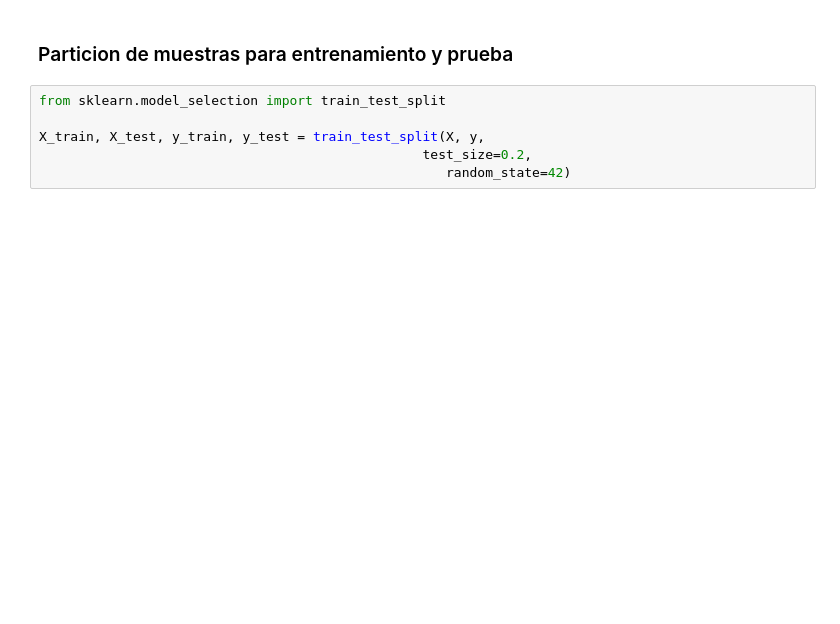
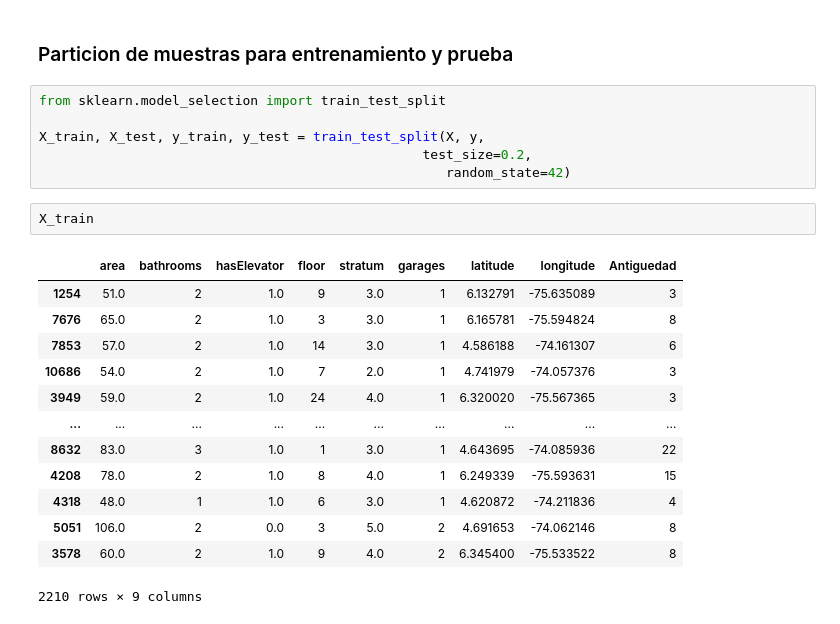
Before and after one commit to luisab26/MIAD_ANS_TEAM22, a Jupyter notebook: EDA/Exploracion Inicial Datos Ejemplo.ipynb, the cells around one changed output. Saved outputs shown, nothing was run; the diff lists cells and outputs as text; blank space fills up the shorter version.

```diff
--- a/EDA/Exploracion Inicial Datos Ejemplo.ipynb
+++ b/EDA/Exploracion Inicial Datos Ejemplo.ipynb
@@ -146,3 +148,19 @@ from sklearn.model_selection import train_test_split
 X_train, X_test, y_train, y_test = train_test_split(X, y,
                                                  test_size=0.2,
                                                     random_state=42)
+# %%
+X_train
+# %% [output]
+|  | area | bathrooms | hasElevator | floor | stratum | garages | latitude | longitude | Antiguedad |
+| 1254 | 51.0 | 2 | 1.0 | 9 | 3.0 | 1 | 6.132791 | -75.635089 | 3 |
+| 7676 | 65.0 | 2 | 1.0 | 3 | 3.0 | 1 | 6.165781 | -75.594824 | 8 |
+| 7853 | 57.0 | 2 | 1.0 | 14 | 3.0 | 1 | 4.586188 | -74.161307 | 6 |
+| 10686 | 54.0 | 2 | 1.0 | 7 | 2.0 | 1 | 4.741979 | -74.057376 | 3 |
+| 3949 | 59.0 | 2 | 1.0 | 24 | 4.0 | 1 | 6.320020 | -75.567365 | 3 |
+| ... | ... | ... | ... | ... | ... | ... | ... | ... | ... |
+| 8632 | 83.0 | 3 | 1.0 | 1 | 3.0 | 1 | 4.643695 | -74.085936 | 22 |
+| 4208 | 78.0 | 2 | 1.0 | 8 | 4.0 | 1 | 6.249339 | -75.593631 | 15 |
+| 4318 | 48.0 | 1 | 1.0 | 6 | 3.0 | 1 | 4.620872 | -74.211836 | 4 |
+| 5051 | 106.0 | 2 | 0.0 | 3 | 5.0 | 2 | 4.691653 | -74.062146 | 8 |
+| 3578 | 60.0 | 2 | 1.0 | 9 | 4.0 | 2 | 6.345400 | -75.533522 | 8 |
+2210 rows × 9 columns
```
Also changed, not shown: parts of 6 cells of this notebook, 1 other file.
